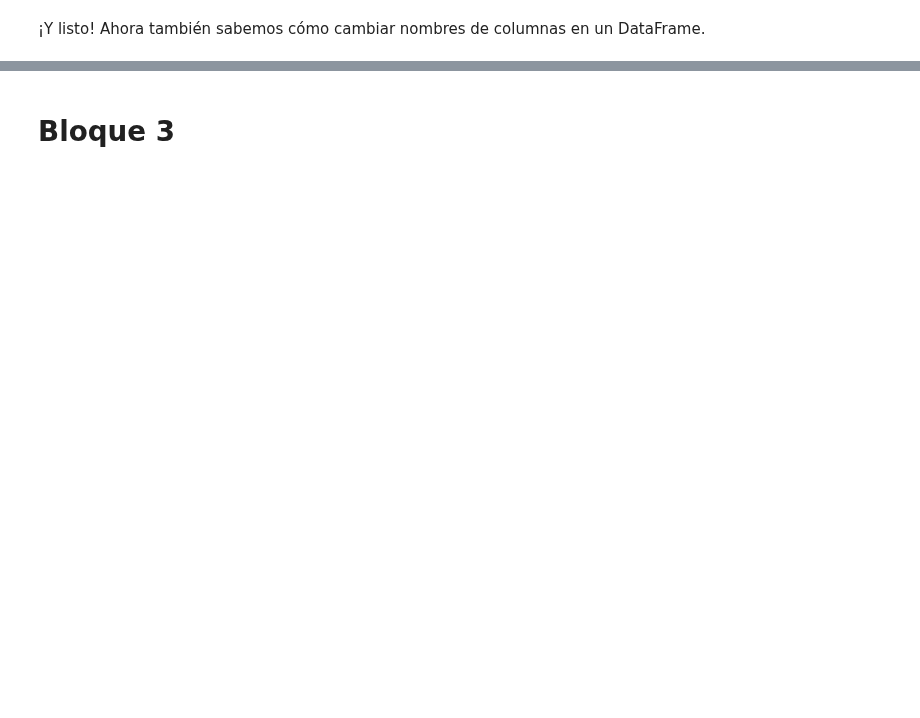
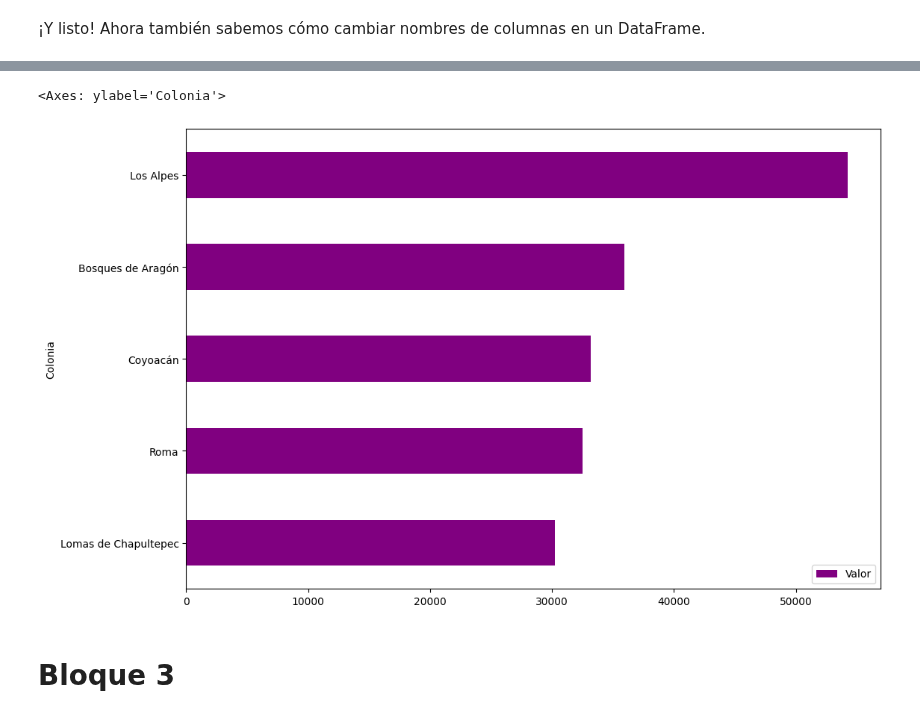
Before and after one commit to Liuz8/ETL-Oracle-Curso, a Jupyter notebook: inmuebles_cdmx.ipynb, the cells around one changed output, grey strips where cells are left out. Drawn from its saved outputs; the diff is of its cells as text; code cells hidden in the pictures; blank space fills up the shorter version.

Commit message:
Tarea del bloque 2 terminada

```diff
--- a/inmuebles_cdmx.ipynb
+++ b/inmuebles_cdmx.ipynb
@@ -442,0 +476,5 @@ Hemos utilizado el parámetro inplace=True para que este cambio se aplique defin
+# %%
+# tarea 3 Analizar qué colonias tienen el promedio de alquiler más alto.
+
+df_alquiler_alto = df.groupby('Colonia')[['Valor']].mean(numeric_only=True).sort_values('Valor')
+df_alquiler_alto
@@ -443,2 +496,10 @@ Hemos utilizado el parámetro inplace=True para que este cambio se aplique defin
+# %%
+# tarea 4 Crear un gráfico de barras horizontales que muestre las 5 colonias con los promedios de alquiler más altos.
+
+grafico_alquiler_alto = df_alquiler_alto.tail()
+grafico_alquiler_alto.plot(kind='barh', figsize=(12,8), color='purple')
+# %% [output]
+<Axes: ylabel='Colonia'>
+[figure, added]
 # %% [markdown]
 # Bloque 3
```
Also changed, not shown: parts of 6 cells of this notebook.
